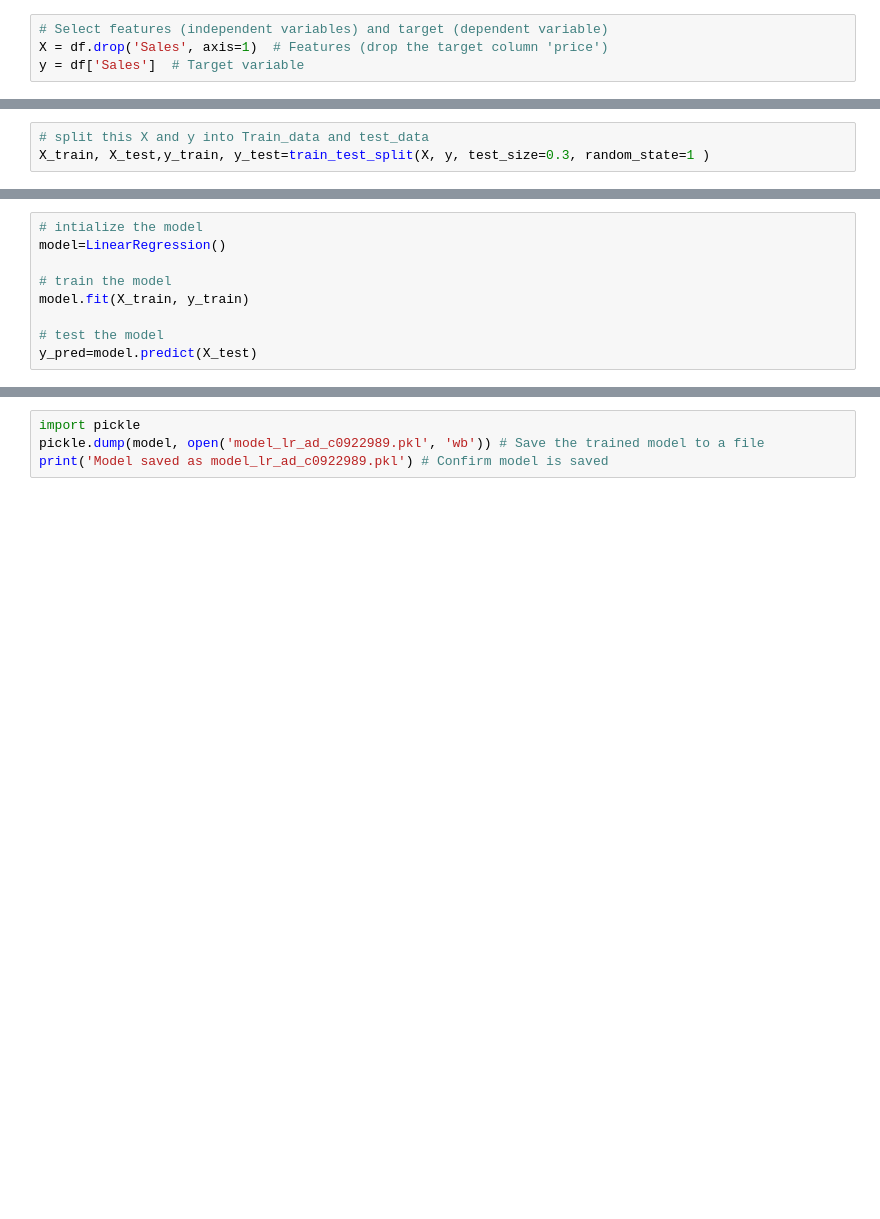
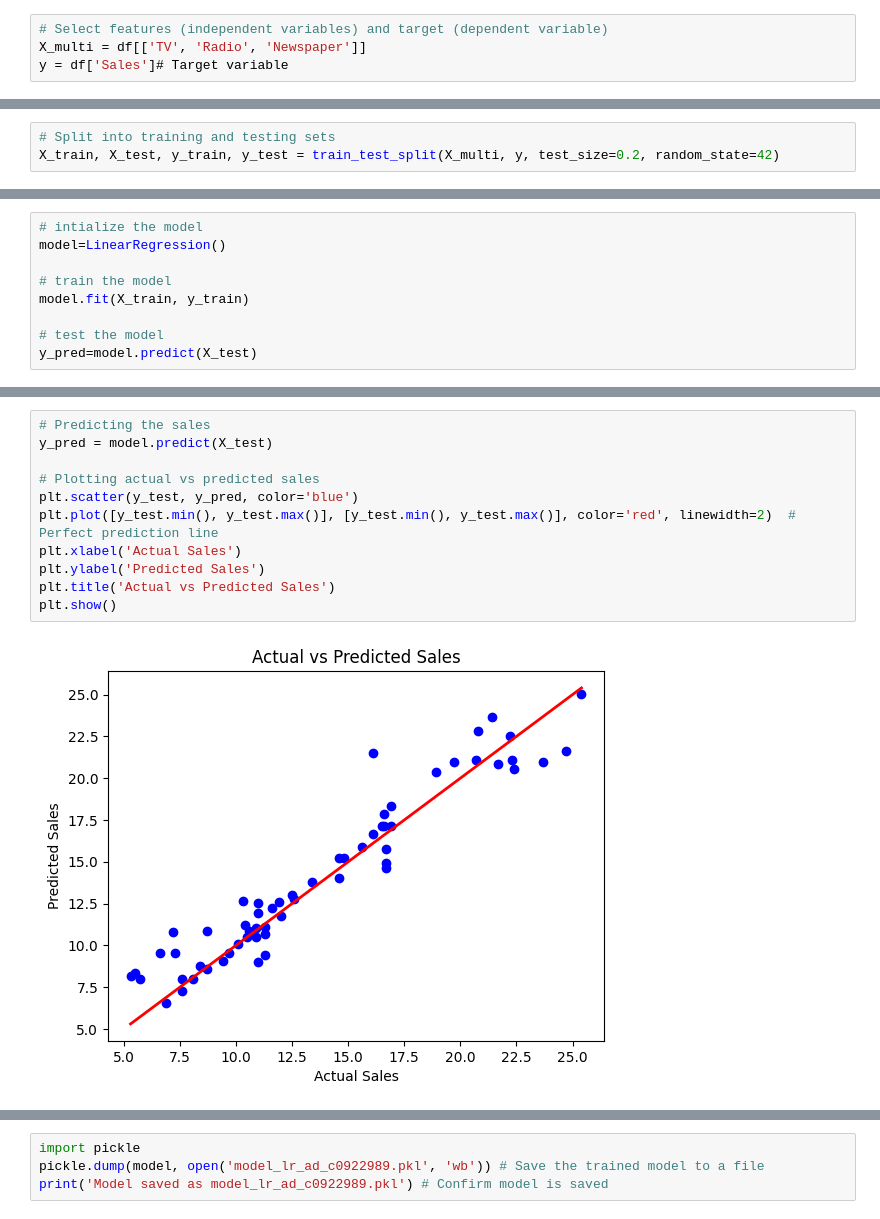
Before and after one commit to jonhatan0329/advertising_C0922989, a Jupyter notebook: Advertising_C0922989.ipynb, the cells around one changed output, grey strips where cells are left out. Cells and saved outputs as stored; diff of their text form; blank space fills up the shorter version.

```diff
--- a/Advertising_C0922989.ipynb
+++ b/Advertising_C0922989.ipynb
@@ -132,13 +138,13 @@ df.keys()
 Index(['TV', 'Radio', 'Newspaper', 'Sales'], dtype='object')
 # %%
 # Select features (independent variables) and target (dependent variable)
-X = df.drop('Sales', axis=1)  # Features (drop the target column 'price')
-y = df['Sales']  # Target variable
+X_multi = df[['TV', 'Radio', 'Newspaper']]
+y = df['Sales']# Target variable
 # %%
 from sklearn.model_selection import train_test_split
 # %%
-# split this X and y into Train_data and test_data
-X_train, X_test,y_train, y_test=train_test_split(X, y, test_size=0.3, random_state=1 )
+# Split into training and testing sets
+X_train, X_test, y_train, y_test = train_test_split(X_multi, y, test_size=0.2, random_state=42)
 # %%
 X_train.shape, X_test.shape, y_train.shape, y_test.shape
 # %% [output]
@@ -154,0 +168,13 @@ y_pred=model.predict(X_test)
+# %%
+# Predicting the sales
+y_pred = model.predict(X_test)
+
+# Plotting actual vs predicted sales
+plt.scatter(y_test, y_pred, color='blue')
+plt.plot([y_test.min(), y_test.max()], [y_test.min(), y_test.max()], color='red', linewidth=2)  # Perfect prediction line
+plt.xlabel('Actual Sales')
+plt.ylabel('Predicted Sales')
+plt.title('Actual vs Predicted Sales')
+plt.show()
+# %% [output]
+[figure, added]
```
Also changed, not shown: parts of 6 cells of this notebook, 1 other file.
